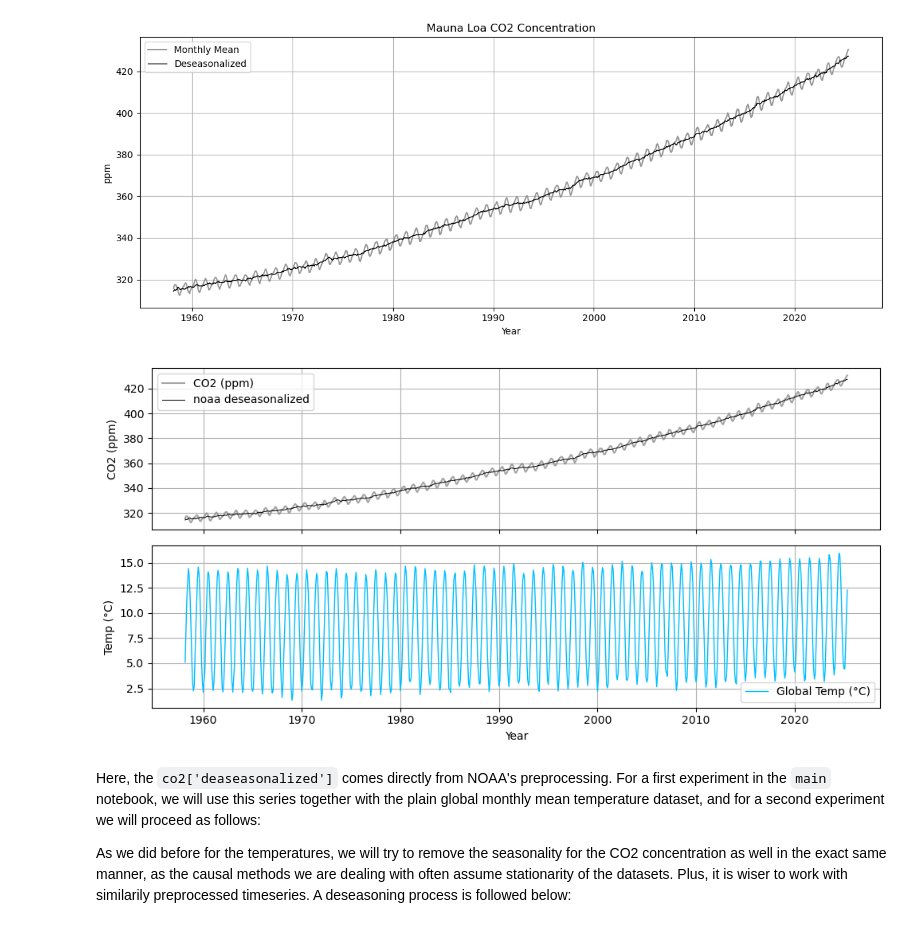
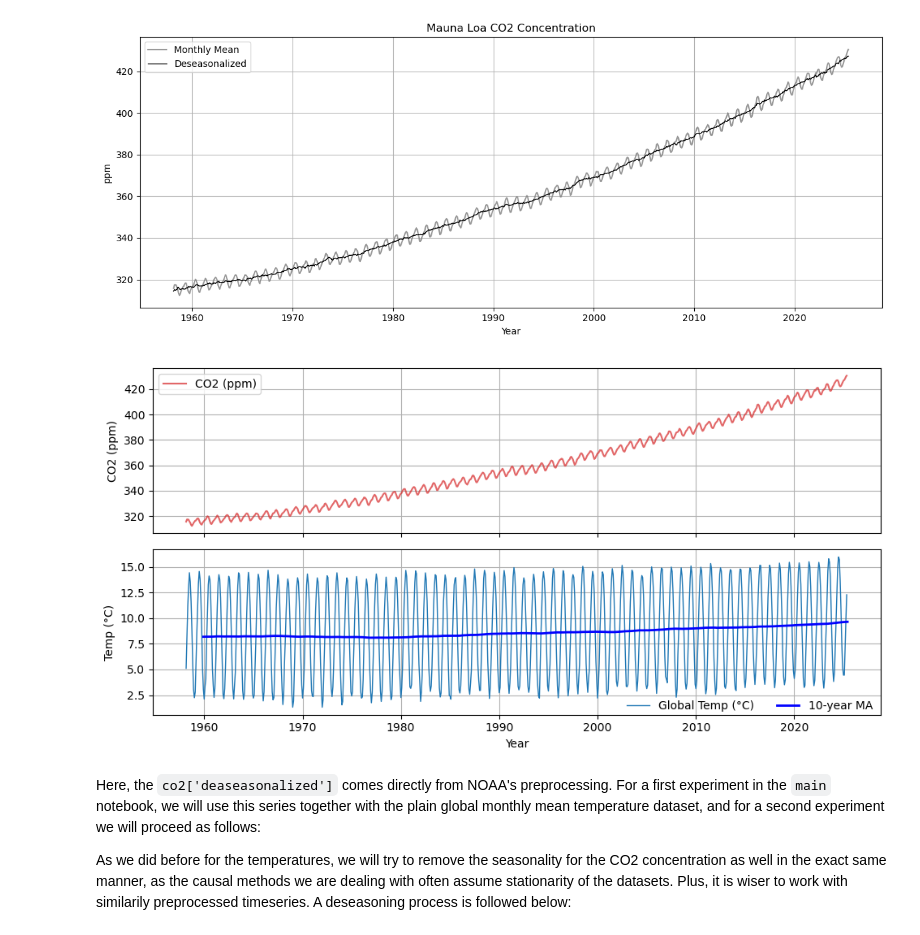
Before and after one commit to chivintar/causal-discovery, a Jupyter notebook: notebooks/climate_data.ipynb, the cells around one changed output. Cells and saved outputs as stored; diff of their text form; code cells hidden in the pictures.

```diff
--- a/notebooks/climate_data.ipynb
+++ b/notebooks/climate_data.ipynb
@@ -29,11 +29,17 @@ else:
     weights.to_series().to_csv("../data/latitude_weights.csv", index_label="latitude")
     global_mean.to_csv("../data/global_mm_temperature.csv", index_label="time")
 
+window_size=120
+# temperature_ma = global_mean.rolling(window=window_size, center=True).mean()
+temperature_ma = global_mean.rolling(window=window_size).mean()
+
 plt.figure(figsize=(12, 4))
-plt.plot(global_mean, color='deepskyblue')
+plt.plot(global_mean, color='deepskyblue', label='Global Mean')
+plt.plot(temperature_ma, label=f'{window_size//12}-year MA', color='blue', linewidth=2)
 plt.title('Global Mean Temperature')
 plt.ylabel('Monthly mean temperature (°C)')
 plt.xlabel('Year')
+plt.legend()
 plt.grid(True)
 plt.tight_layout()
 plt.show()
@@ -90,17 +100,19 @@ co2, global_mean = co2.loc[start:end], global_mean.loc[start:end]
 # %%
 # plotting together
 fig, (ax1, ax2) = plt.subplots(2, 1, figsize=(10, 5), sharex=True)
-ax1.plot(co2.index, co2['average'], label='CO2 (ppm)', color='grey', alpha=0.7)
-ax1.plot(co2.index, co2['deseasonalized'], label='noaa deseasonalized', color='black', linewidth=0.7)
-ax2.plot(global_mean.index, global_mean, linewidth=1, label='Global Temp (°C)', color='deepskyblue')
+ax1.plot(co2.index, co2['average'], label='CO2 (ppm)', color='tab:red', alpha=0.7)
+# ax1.plot(co2.index, co2['deseasonalized'], label='noaa deseasonalized', color='tab:grey', linewidth=1)
+ax2.plot(global_mean.index, global_mean, linewidth=1, label='Global Temp (°C)', color='tab:blue')
+ax2.plot(temperature_ma, label=f'{window_size//12}-year MA', color='blue', linewidth=2)
 
 ax1.set_ylabel('CO2 (ppm)'); ax1.legend(); ax1.grid()
-ax2.set_ylabel('Temp (°C)'); ax2.set_xlabel('Year'); ax2.legend(); ax2.grid()
+ax2.set_ylabel('Temp (°C)'); ax2.set_xlabel('Year');  ax2.legend(loc='upper center', bbox_to_anchor=(0.82, 0.15),
+          ncol=2, frameon=False); ax2.grid()
 
 plt.tight_layout()
 plt.show()
 # %% [output]
-[figure, old version]
+[figure, new version]
 # %% [markdown]
 Here, the `co2['deaseasonalized']` comes directly from NOAA's preprocessing. For a first experiment in the `main` notebook, we will use this series together with the plain global monthly mean temperature dataset, and for a second experiment we will proceed as follows:
 
```
Also changed, not shown: parts of 6 cells of this notebook, 3 other files.
